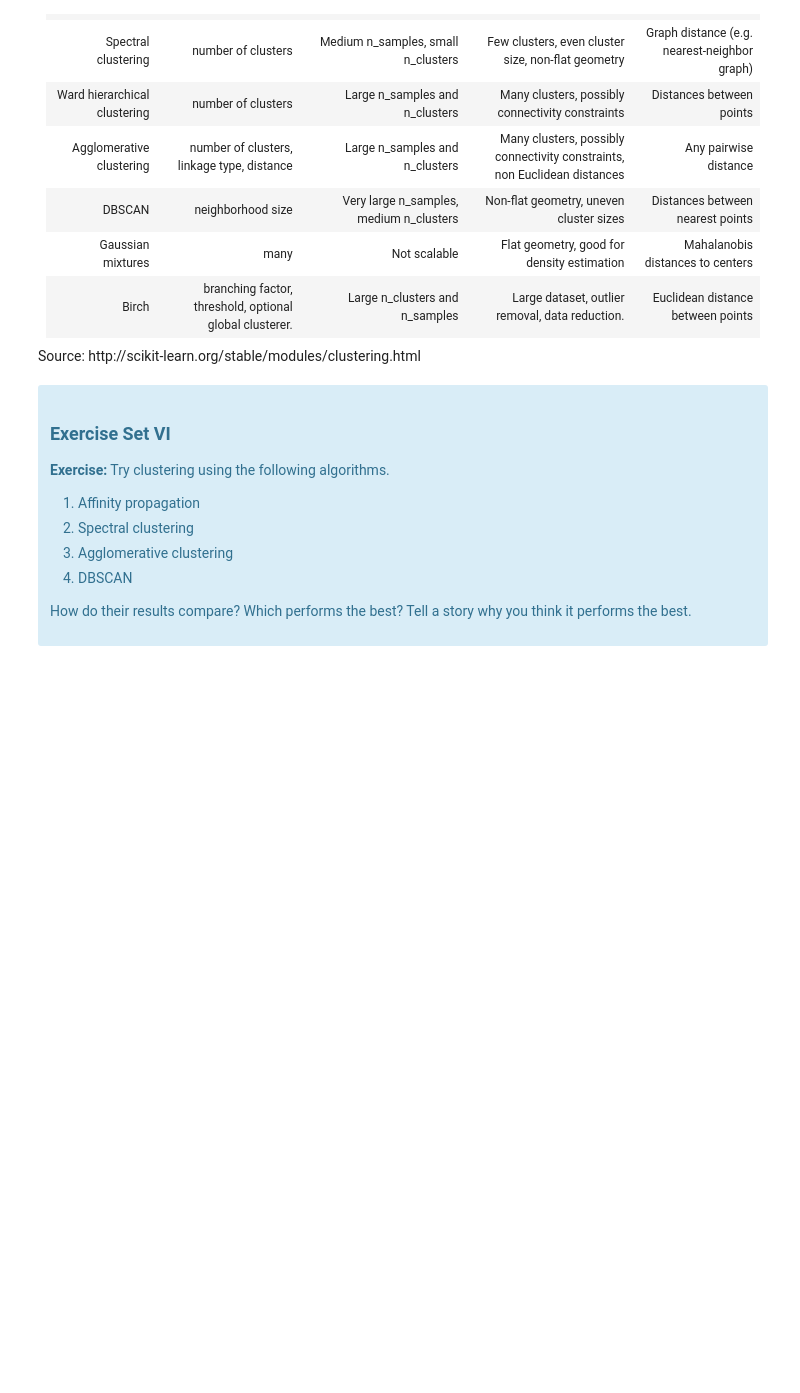
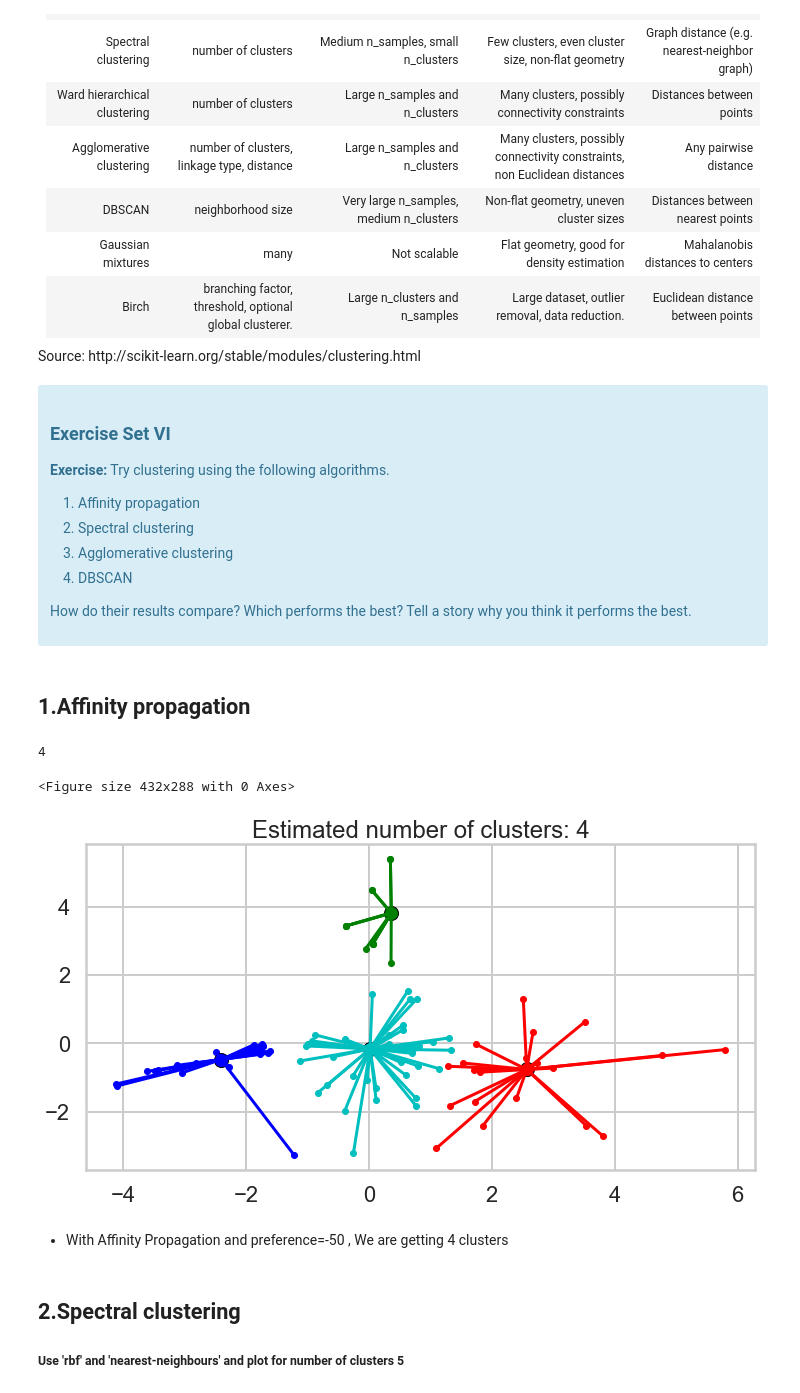
Before and after one commit to SANDIP79190219/Projects_Extra, a Jupyter notebook: Mini_Project_Clustering.ipynb, the cells around one changed output. Saved outputs shown, nothing was run; the diff lists cells and outputs as text; code cells hidden in the pictures; blank space fills up the shorter version.

```diff
--- a/Mini_Project_Clustering.ipynb
+++ b/Mini_Project_Clustering.ipynb
@@ -585,3 +597,61 @@ Source: http://scikit-learn.org/stable/modules/clustering.html
 </div>
 # %%
 # Your turn
+# %%
+X_principal = pd.DataFrame(projected[0:, :2])
+X_principal.columns = ['P1', 'P2']
+
+X_Sample = X_principal.to_numpy()
+# %% [markdown]
+## 1.Affinity propagation
+# %%
+#print(__doc__)
+
+from sklearn.cluster import AffinityPropagation
+from sklearn import metrics
+from sklearn.datasets import make_blobs
+
+# #############################################################################
+# #############################################################################
+# Compute Affinity Propagation
+X = X_Sample
+af = AffinityPropagation(preference=-50).fit(X)
+cluster_centers_indices = af.cluster_centers_indices_
+labels = af.labels_
+
+n_clusters_ = len(cluster_centers_indices)
+
+print(n_clusters_)
+
+# Plot result
+import matplotlib.pyplot as plt
+from itertools import cycle
+
+
+plt.close('all')
+plt.figure(1)
+plt.clf()
+
+colors = cycle('bgrcmykbgrcmykbgrcmykbgrcmyk')
+plt.figure(figsize =(12, 6))
+for k, col in zip(range(n_clusters_), colors):
+    class_members = labels == k
+    cluster_center = X[cluster_centers_indices[k]]
+    plt.plot(X[class_members, 0], X[class_members, 1], col + '.')
+    plt.plot(cluster_center[0], cluster_center[1], 'o', markerfacecolor=col,
+             markeredgecolor='k', markersize=14)
+    for x in X[class_members]:
+        plt.plot([cluster_center[0], x[0]], [cluster_center[1], x[1]], col)
+
+
+plt.title('Estimated number of clusters: %d' % n_clusters_)
+plt.show()
+# %% [output]
+4
+<Figure size 432x288 with 0 Axes>
+[figure, added]
+# %% [markdown]
+* With Affinity Propagation and preference=-50 , We are getting 4 clusters
+# %% [markdown]
+## 2.Spectral clustering
+##### Use 'rbf'  and  'nearest-neighbours' and plot for number of clusters  5
```
Also changed, not shown: parts of 19 cells of this notebook.
